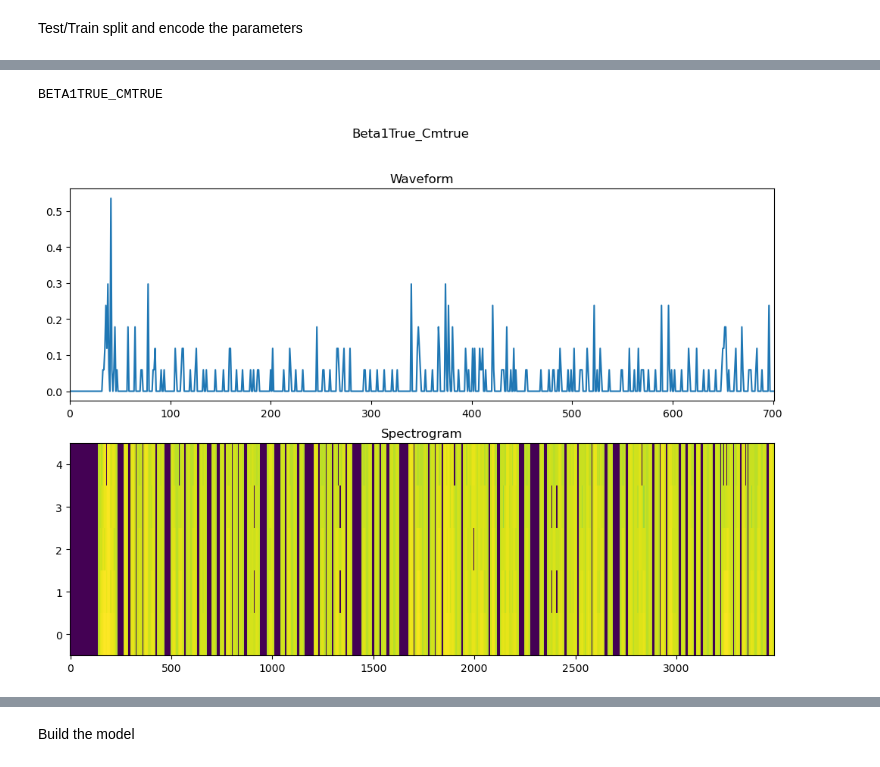
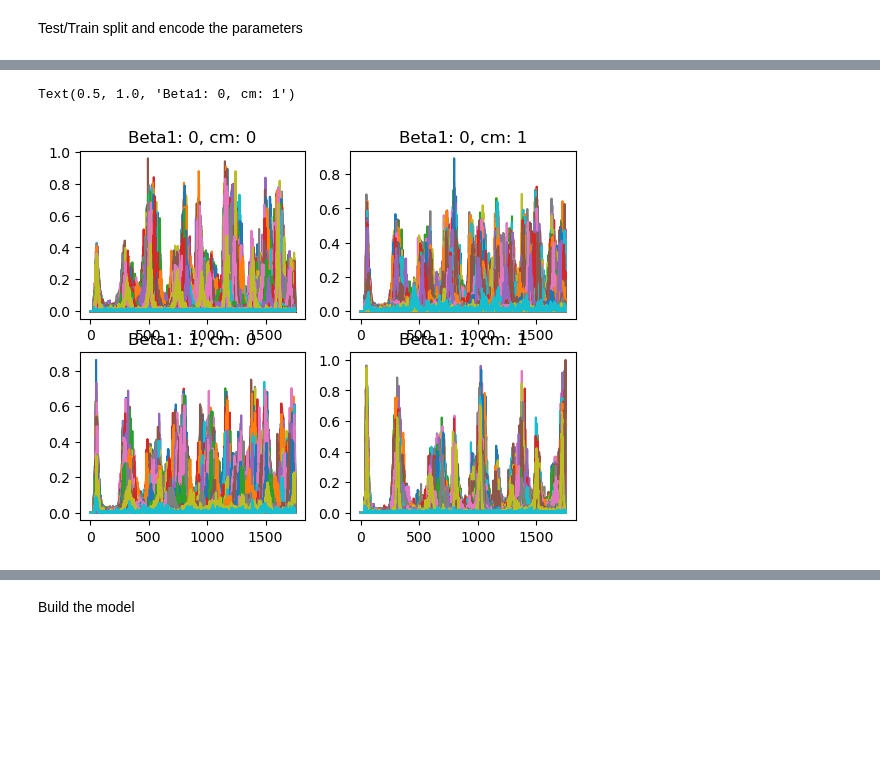
Before and after one commit to eroubenoff/BICS_ABM, a Jupyter notebook: ML Analysis.ipynb, the cells around one changed output, grey strips where cells are left out. Saved outputs shown, nothing was run; the diff lists cells and outputs as text; code cells hidden in the pictures; blank space fills up the shorter version.

```diff
--- a/ML Analysis.ipynb
+++ b/ML Analysis.ipynb
@@ -144,19 +93,7 @@ tf.Tensor(
-# %%
-idx = 200
-waveform = X[idx,:]
-spectrogram = get_spectrogram(waveform)
-label = y['y'][idx]
-print(label)
-fig, axes = plt.subplots(2, figsize=(12, 8))
-timescale = np.arange(waveform.shape[0])
-axes[0].plot(timescale, waveform)
-axes[0].set_title('Waveform')
-axes[0].set_xlim([0, 701])
-
-plot_spectrogram(spectrogram, axes[1])
-axes[1].set_title('Spectrogram')
-plt.suptitle(label.title())
-plt.show()
-# %% [output]
-BETA1TRUE_CMTRUE
-[figure, removed]
+# %%
+y = y.replace({'BETA1': {0:0, 0.5: 1},
+           'cm': {0:0, 0.5:1}})
+# %%
+y = y.to_numpy()
+# %%
+y = y.astype(int)
@@ -163 +102,17 @@ BETA1TRUE_CMTRUE
+# %%
+# Visualize the time series
+fig, ax = plt.subplots(2,2)
+
+for i, x in enumerate(X):
+    pos = (y[i, 0], y[i, 1])
+
+    ax[pos].plot(x)
+
+ax[0,0].set_title("Beta1: 0, cm: 0")
+ax[1,0].set_title("Beta1: 1, cm: 0")
+ax[1,1].set_title("Beta1: 1, cm: 1")
+ax[0,1].set_title("Beta1: 0, cm: 1")
+# %% [output]
+Text(0.5, 1.0, 'Beta1: 0, cm: 1')
+[figure, added]
 # %%
```
Also changed, not shown: parts of 25 cells of this notebook, 8 other files.
